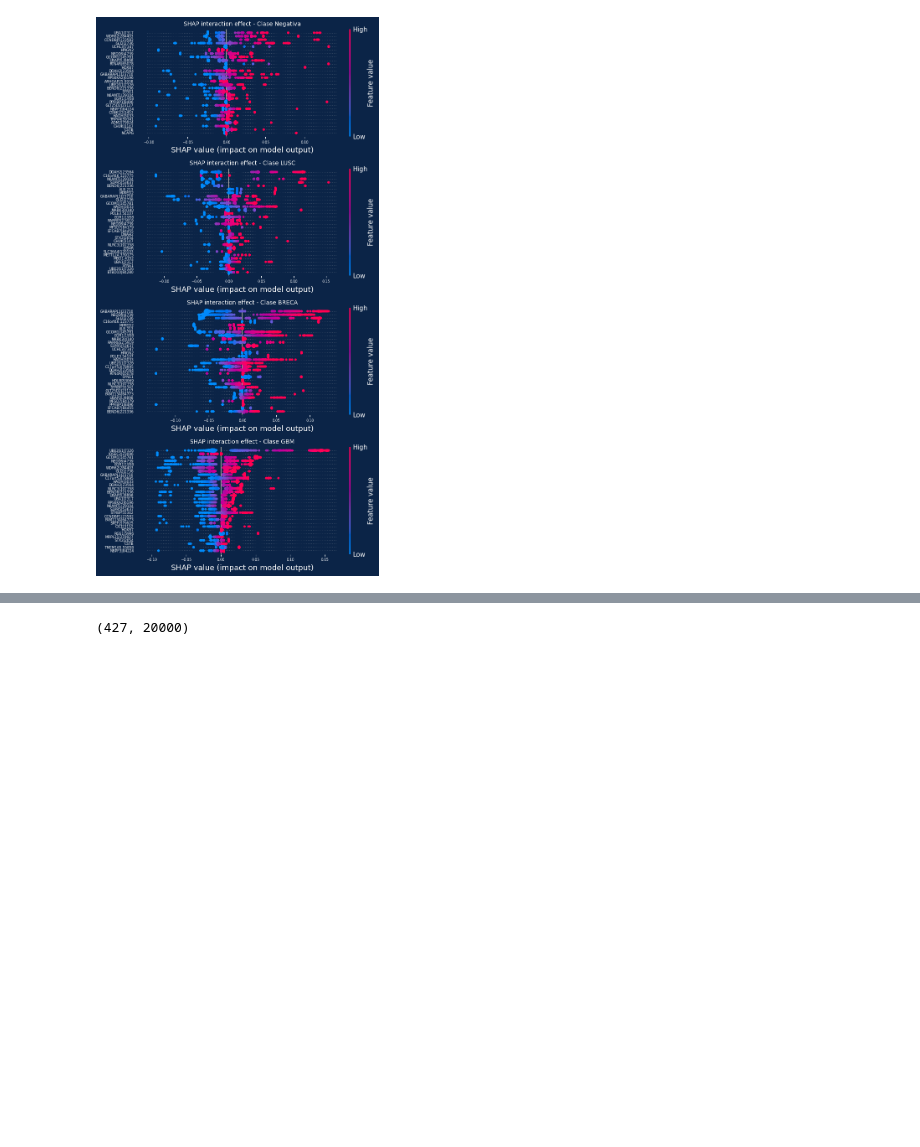
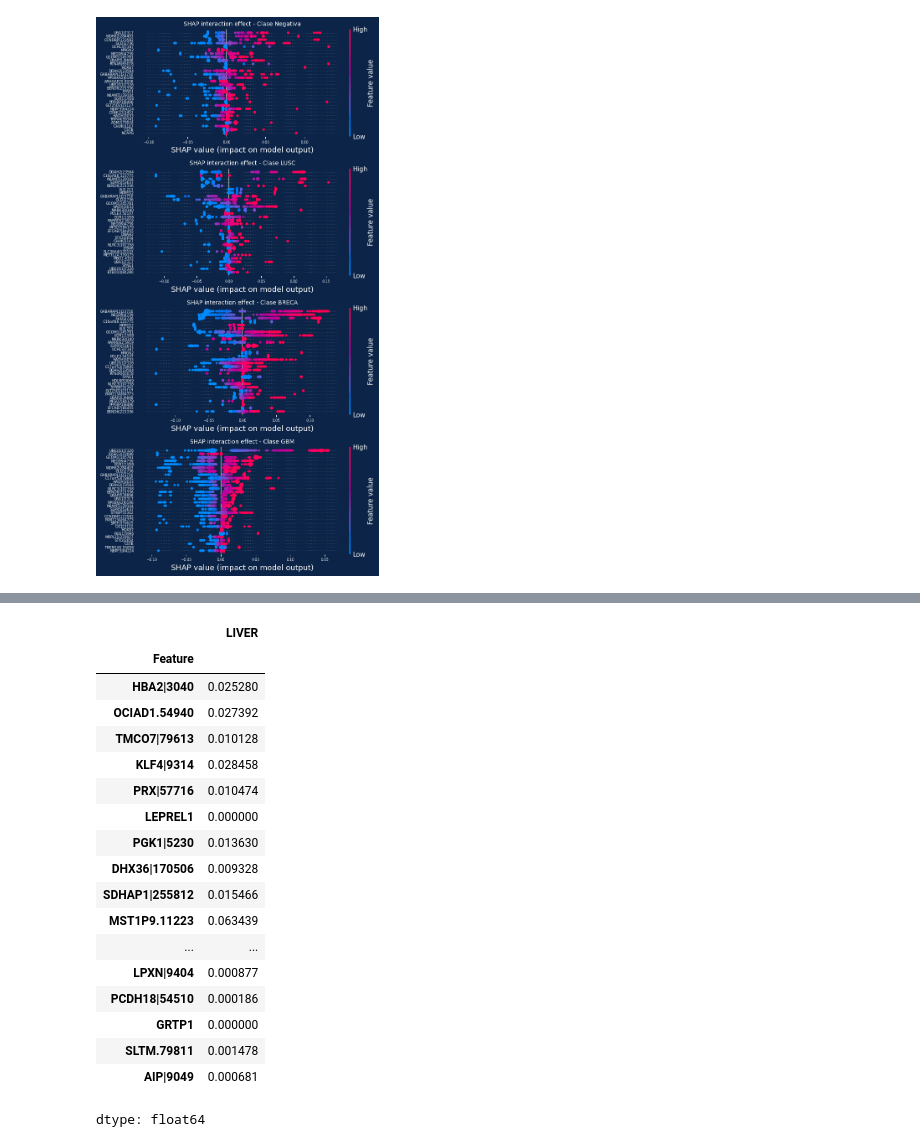
Before and after one commit to rowl27/Cancer-Omics, a Jupyter notebook: 01_05TCGA_PANCA_EXP.ipynb, the cells around one changed output, grey strips where cells are left out. Saved outputs shown, nothing was run; the diff lists cells and outputs as text; code cells hidden in the pictures; blank space fills up the shorter version.

```diff
--- a/01_05TCGA_PANCA_EXP.ipynb
+++ b/01_05TCGA_PANCA_EXP.ipynb
@@ -690,7 +683,25 @@ plt.show()
-# %%
-x_test.shape
-# %% [output]
-(427, 20000)
+# %%
+shap_con['LIVER']
+# %% [output]
+|  | LIVER |
+| Feature |  |
+| HBA2|3040 | 0.025280 |
+| OCIAD1.54940 | 0.027392 |
+| TMCO7|79613 | 0.010128 |
+| KLF4|9314 | 0.028458 |
+| PRX|57716 | 0.010474 |
+| LEPREL1 | 0.000000 |
+| PGK1|5230 | 0.013630 |
+| DHX36|170506 | 0.009328 |
+| SDHAP1|255812 | 0.015466 |
+| MST1P9.11223 | 0.063439 |
+| ... | ... |
+| LPXN|9404 | 0.000877 |
+| PCDH18|54510 | 0.000186 |
+| GRTP1 | 0.000000 |
+| SLTM.79811 | 0.001478 |
+| AIP|9049 | 0.000681 |
+dtype: float64
 # %%
 shap_interaction = explainer.shap_interaction_values(x_test.values.astype(np.float32))
 # %%
```
Also changed, not shown: parts of 15 cells of this notebook.
